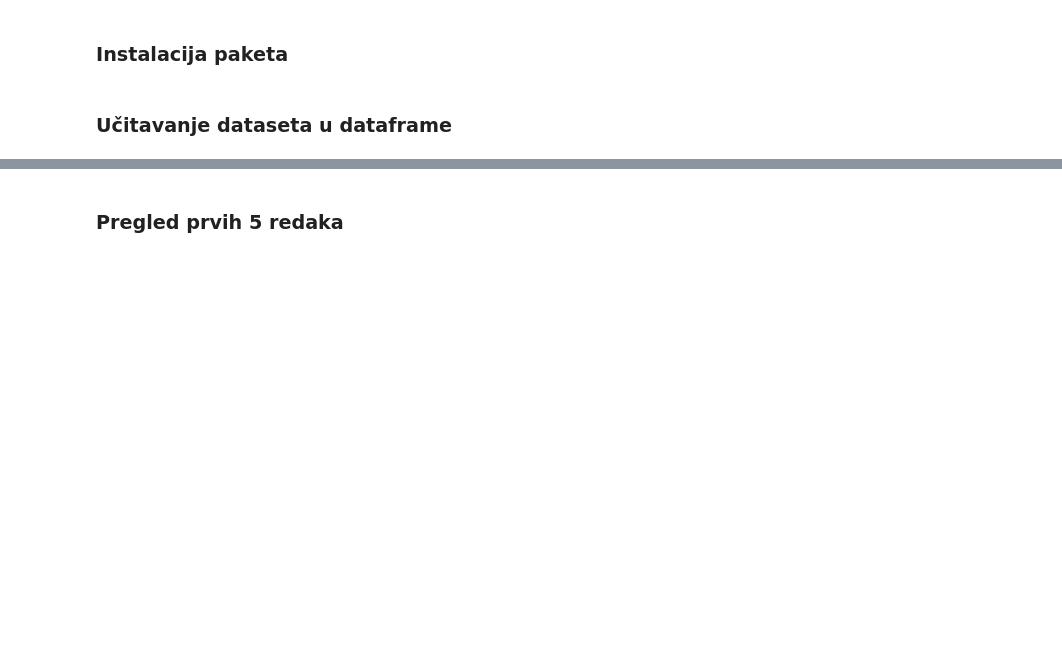
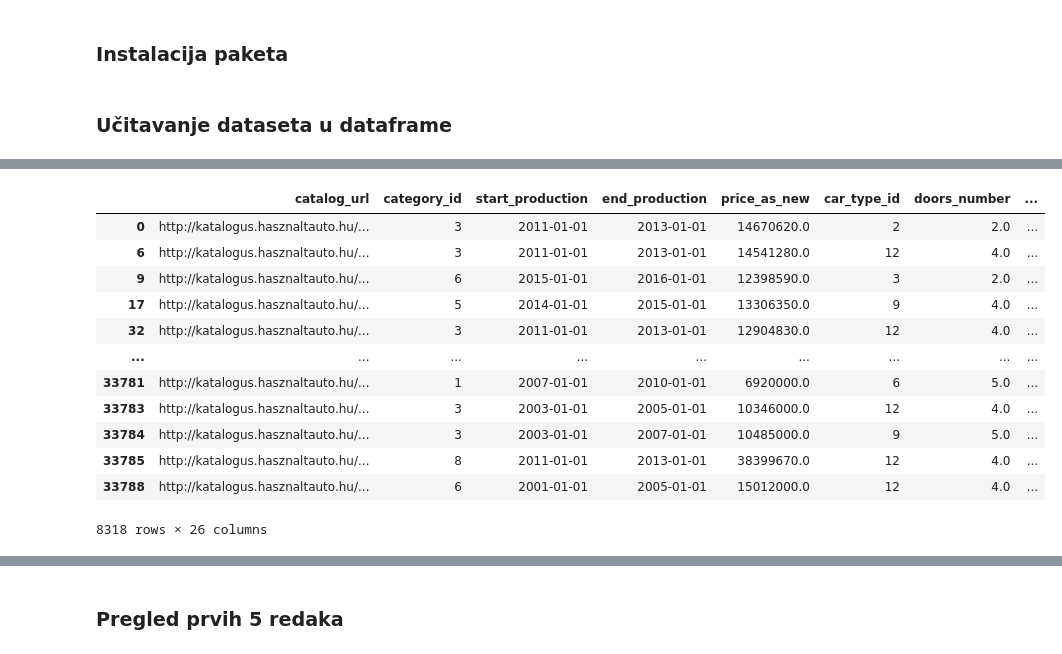
Before and after one commit to alanbubalo/spi-projekt, a Jupyter notebook: project.ipynb, the cells around one changed output, grey strips where cells are left out. Cells and saved outputs as stored; diff of their text form; code cells hidden in the pictures; blank space fills up the shorter version.

```diff
--- a/project.ipynb
+++ b/project.ipynb
@@ -112,0 +247,5 @@ main_df = pd.merge(main_df, environmental_df, on="environmental_id", how="inner"
+# %%
+fuel_df = pd.DataFrame(main_df['fuel'])
+fuel_df = fuel_df.drop_duplicates()
+fuel_df['fuel_id'] = fuel_df.index
+fuel_df
@@ -112,0 +261,5 @@ main_df = pd.merge(main_df, environmental_df, on="environmental_id", how="inner"
+# %%
+cylinder_df = pd.DataFrame(main_df['cylinder_layout'])
+cylinder_df = cylinder_df.drop_duplicates()
+cylinder_df['cylinder_id'] = cylinder_df.index
+cylinder_df
@@ -112,0 +272,5 @@ main_df = pd.merge(main_df, environmental_df, on="environmental_id", how="inner"
+# %%
+shifter_df = pd.DataFrame(main_df['shifter'])
+shifter_df = shifter_df.drop_duplicates()
+shifter_df['shifter_id'] = shifter_df.index
+shifter_df
@@ -112,0 +295,41 @@ main_df = pd.merge(main_df, environmental_df, on="environmental_id", how="inner"
+# %%
+catalogs_df = catalogs_df.merge(advertisements_df[['catalog_url', 'shifter', 'model_id']], on='catalog_url', how='right')
+catalogs_df = catalogs_df.merge(shifter_df, on='shifter', how='right')
+catalogs_df = catalogs_df.merge(fuel_df, on='fuel', how='right')
+catalogs_df = catalogs_df.merge(cylinder_df, on='cylinder_layout', how='right')
+catalogs_df = catalogs_df.replace(['no catalog'], np.nan)
+catalogs_df = catalogs_df.drop_duplicates(subset='catalog_url')
+catalogs_df = catalogs_df.drop(['fuel', 'cylinder_layout', 'shifter'], axis=1)
+catalogs_df = catalogs_df.dropna()
+catalogs_df = catalogs_df.rename(columns = {
+    "ccm": "engine_size_cm3",
+    "msrp": "price_as_new",
+    "doorsnumber": "doors_number",
+    "torque": "torque_nm",
+    "weight": "weight_kg",
+    "fuel_tank": "fuel_tank_liter",
+    "boot_capacity": "boot_capacity_liter",
+    "cylinders": "cylinders_number",
+    "power": "horse_power",
+    "consump_city": "consumption_city",
+    "consump_highway": "consumption_highway",
+    "consump_mixed": "consumption_mixed",
+    "top_speed": "top_speed_kmh",
+    "acceleration": "acceleration_100khm_seconds"
+})
+# %%
+catalogs_df
+# %% [output]
+|  | catalog_url | category_id | start_production | end_production | price_as_new | car_type_id | doors_number | ... |
+| 0 | http://katalogus.hasznaltauto.hu/... | 3 | 2011-01-01 | 2013-01-01 | 14670620.0 | 2 | 2.0 | ... |
+| 6 | http://katalogus.hasznaltauto.hu/... | 3 | 2011-01-01 | 2013-01-01 | 14541280.0 | 12 | 4.0 | ... |
+| 9 | http://katalogus.hasznaltauto.hu/... | 6 | 2015-01-01 | 2016-01-01 | 12398590.0 | 3 | 2.0 | ... |
+| 17 | http://katalogus.hasznaltauto.hu/... | 5 | 2014-01-01 | 2015-01-01 | 13306350.0 | 9 | 4.0 | ... |
+| 32 | http://katalogus.hasznaltauto.hu/... | 3 | 2011-01-01 | 2013-01-01 | 12904830.0 | 12 | 4.0 | ... |
+| ... | ... | ... | ... | ... | ... | ... | ... | ... |
+| 33781 | http://katalogus.hasznaltauto.hu/... | 1 | 2007-01-01 | 2010-01-01 | 6920000.0 | 6 | 5.0 | ... |
+| 33783 | http://katalogus.hasznaltauto.hu/... | 3 | 2003-01-01 | 2005-01-01 | 10346000.0 | 12 | 4.0 | ... |
+| 33784 | http://katalogus.hasznaltauto.hu/... | 3 | 2003-01-01 | 2007-01-01 | 10485000.0 | 9 | 5.0 | ... |
+| 33785 | http://katalogus.hasznaltauto.hu/... | 8 | 2011-01-01 | 2013-01-01 | 38399670.0 | 12 | 4.0 | ... |
+| 33788 | http://katalogus.hasznaltauto.hu/... | 6 | 2001-01-01 | 2005-01-01 | 15012000.0 | 12 | 4.0 | ... |
+8318 rows × 26 columns
```
Also changed, not shown: parts of 39 cells of this notebook, 4 other files.
